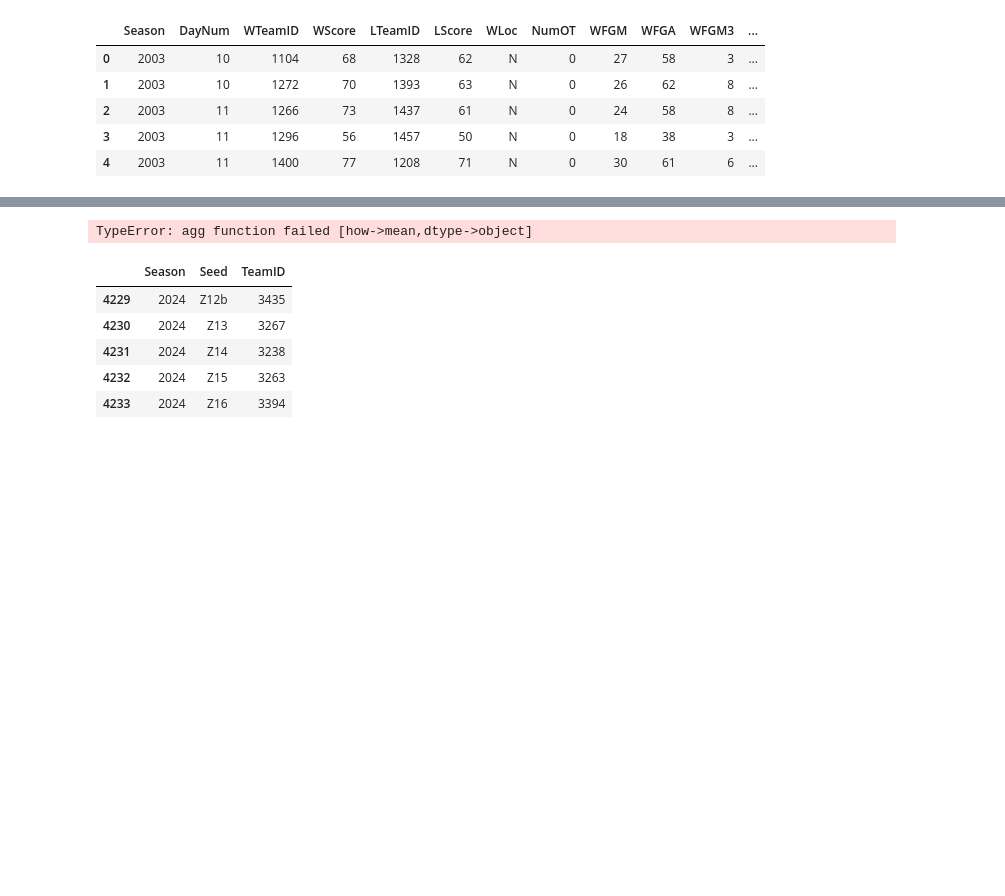
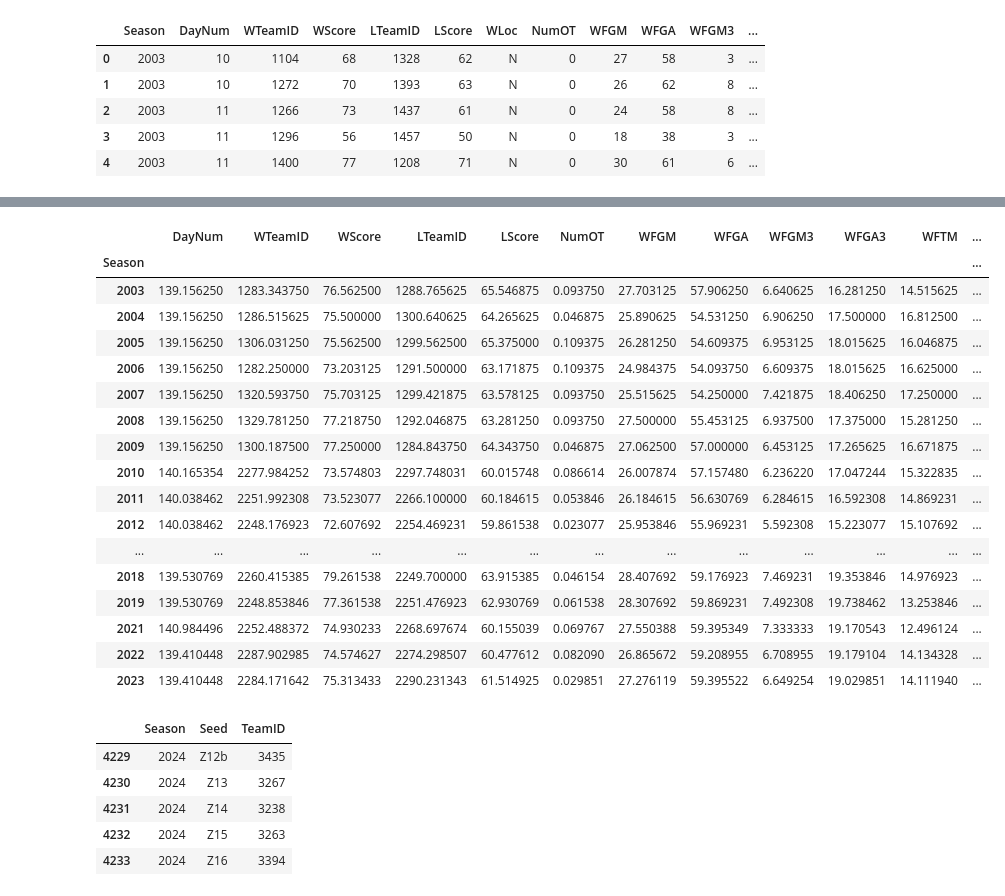
Before and after one commit to brendanlapuma/mmadness-2025, a Jupyter notebook: 2023-winner.ipynb, the cells around one changed output, grey strips where cells are left out. Cells and saved outputs as stored; diff of their text form; code cells hidden in the pictures; blank space fills up the shorter version.

```diff
--- a/2023-winner.ipynb
+++ b/2023-winner.ipynb
@@ -61,7 +78,24 @@ TypeError: agg function failed [how->mean,dtype->object]
 # %%
-tourney_results.groupby('Season').mean()
+tourney_results.select_dtypes(include=[np.number]).groupby('Season').mean()
 # %% [output]
-TypeError: agg function failed [how->mean,dtype->object]
+|  | DayNum | WTeamID | WScore | LTeamID | LScore | NumOT | WFGM | WFGA | WFGM3 | WFGA3 | WFTM | ... |
+| Season |  |  |  |  |  |  |  |  |  |  |  | ... |
+| 2003 | 139.156250 | 1283.343750 | 76.562500 | 1288.765625 | 65.546875 | 0.093750 | 27.703125 | 57.906250 | 6.640625 | 16.281250 | 14.515625 | ... |
+| 2004 | 139.156250 | 1286.515625 | 75.500000 | 1300.640625 | 64.265625 | 0.046875 | 25.890625 | 54.531250 | 6.906250 | 17.500000 | 16.812500 | ... |
+| 2005 | 139.156250 | 1306.031250 | 75.562500 | 1299.562500 | 65.375000 | 0.109375 | 26.281250 | 54.609375 | 6.953125 | 18.015625 | 16.046875 | ... |
+| 2006 | 139.156250 | 1282.250000 | 73.203125 | 1291.500000 | 63.171875 | 0.109375 | 24.984375 | 54.093750 | 6.609375 | 18.015625 | 16.625000 | ... |
+| 2007 | 139.156250 | 1320.593750 | 75.703125 | 1299.421875 | 63.578125 | 0.093750 | 25.515625 | 54.250000 | 7.421875 | 18.406250 | 17.250000 | ... |
+| 2008 | 139.156250 | 1329.781250 | 77.218750 | 1292.046875 | 63.281250 | 0.093750 | 27.500000 | 55.453125 | 6.937500 | 17.375000 | 15.281250 | ... |
+| 2009 | 139.156250 | 1300.187500 | 77.250000 | 1284.843750 | 64.343750 | 0.046875 | 27.062500 | 57.000000 | 6.453125 | 17.265625 | 16.671875 | ... |
+| 2010 | 140.165354 | 2277.984252 | 73.574803 | 2297.748031 | 60.015748 | 0.086614 | 26.007874 | 57.157480 | 6.236220 | 17.047244 | 15.322835 | ... |
+| 2011 | 140.038462 | 2251.992308 | 73.523077 | 2266.100000 | 60.184615 | 0.053846 | 26.184615 | 56.630769 | 6.284615 | 16.592308 | 14.869231 | ... |
+| 2012 | 140.038462 | 2248.176923 | 72.607692 | 2254.469231 | 59.861538 | 0.023077 | 25.953846 | 55.969231 | 5.592308 | 15.223077 | 15.107692 | ... |
+| ... | ... | ... | ... | ... | ... | ... | ... | ... | ... | ... | ... | ... |
+| 2018 | 139.530769 | 2260.415385 | 79.261538 | 2249.700000 | 63.915385 | 0.046154 | 28.407692 | 59.176923 | 7.469231 | 19.353846 | 14.976923 | ... |
+| 2019 | 139.530769 | 2248.853846 | 77.361538 | 2251.476923 | 62.930769 | 0.061538 | 28.307692 | 59.869231 | 7.492308 | 19.738462 | 13.253846 | ... |
+| 2021 | 140.984496 | 2252.488372 | 74.930233 | 2268.697674 | 60.155039 | 0.069767 | 27.550388 | 59.395349 | 7.333333 | 19.170543 | 12.496124 | ... |
+| 2022 | 139.410448 | 2287.902985 | 74.574627 | 2274.298507 | 60.477612 | 0.082090 | 26.865672 | 59.208955 | 6.708955 | 19.179104 | 14.134328 | ... |
+| 2023 | 139.410448 | 2284.171642 | 75.313433 | 2290.231343 | 61.514925 | 0.029851 | 27.276119 | 59.395522 | 6.649254 | 19.029851 | 14.111940 | ... |
 # %%
 seeds.tail()
 # %% [output]
```
Also changed, not shown: parts of 1 cell of this notebook.
